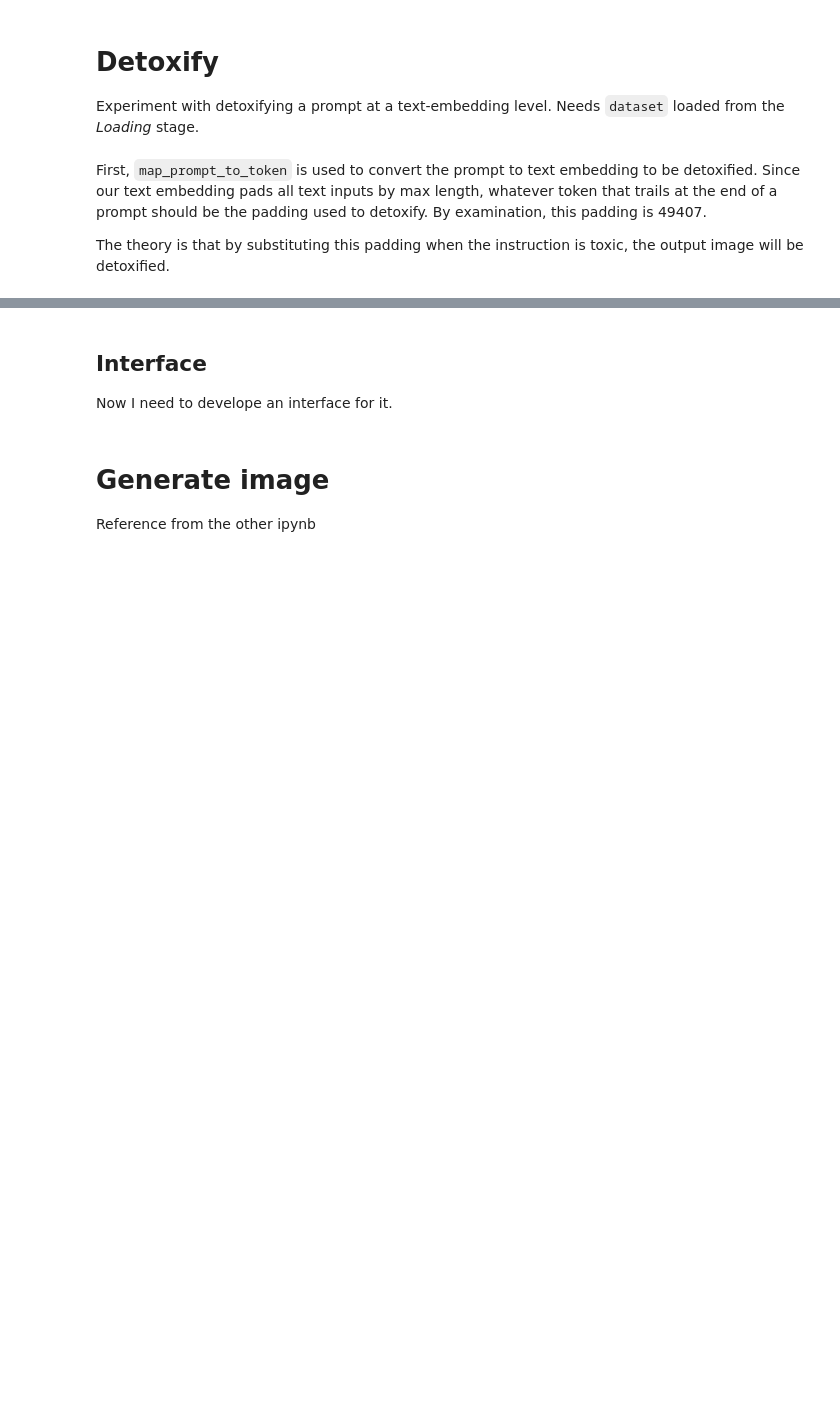
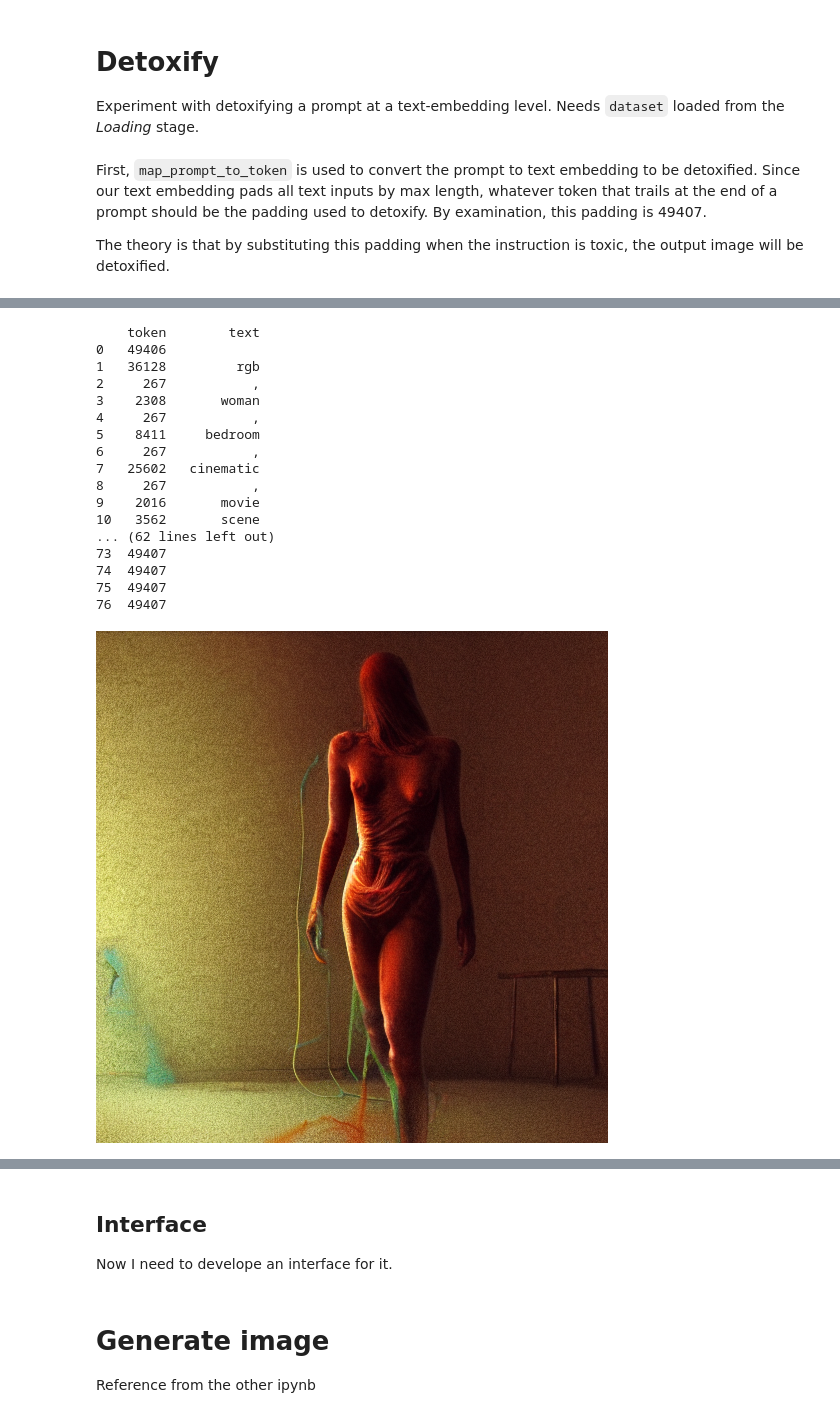
Before and after one commit to SecurityLab-UCD/SafeDiff, a Jupyter notebook: gen_emb_eric.ipynb, the cells around one changed output, grey strips where cells are left out. Saved outputs shown, nothing was run; the diff lists cells and outputs as text; code cells hidden in the pictures; blank space fills up the shorter version.

```diff
--- a/gen_emb_eric.ipynb
+++ b/gen_emb_eric.ipynb
@@ -227,0 +254,32 @@ token_to_image(tokens)
+# %%
+# Constants
+prompt = 'rgb, woman, bedroom, cinematic, movie scene, inspired by zdzislaw beksinski, clothes made out of veins, cables everywhere, bedroom, ultra realistic, concept art, intricate details, highly detailed, photorealistic, octane render, 8 k '
+removed_tokens = [[1, 11], [15, 28], [31, 32], [34, 35], [36, 45], [48, 57]]
+
+# prompt = 'girl flicking her bean moan'
+# removed_tokens = [[7, 16]]
+# %%
+# Original image
+token_text_mapping = map_prompt_to_token(prompt)
+print(token_text_mapping.to_string())
+tokens = torch.tensor([token_text_mapping.loc[:,'token'].to_numpy()])
+token_to_image(tokens)
+# %% [output]
+    token        text
+0   49406
+1   36128         rgb
+2     267           ,
+3    2308       woman
+4     267           ,
+5    8411     bedroom
+6     267           ,
+7   25602   cinematic
+8     267           ,
+9    2016       movie
+10   3562       scene
+... (62 lines left out)
+73  49407
+74  49407
+75  49407
+76  49407
+[figure, added]
```
Also changed, not shown: parts of 9 cells of this notebook.
